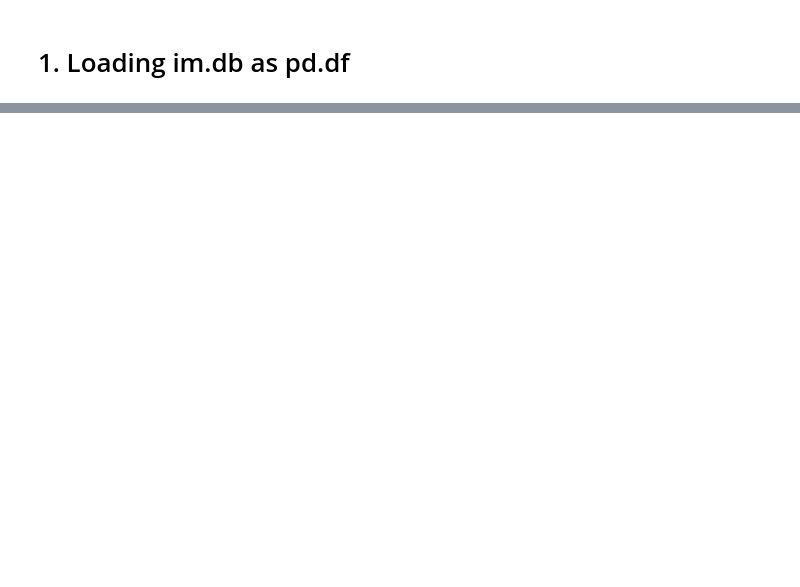
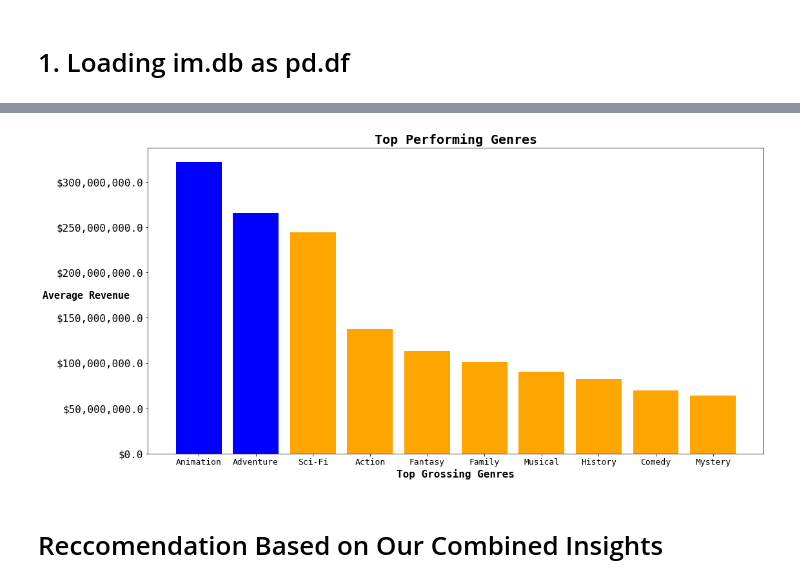
Before and after one commit to ImMaxRoss/Movie_Project, a Jupyter notebook: Max_Code.ipynb, the cells around one changed output, grey strips where cells are left out. Saved outputs shown, nothing was run; the diff lists cells and outputs as text; code cells hidden in the pictures; blank space fills up the shorter version.

```diff
--- a/Max_Code.ipynb
+++ b/Max_Code.ipynb
@@ -268,0 +124,59 @@ imdb_order
+# %%
+# spliting the genres column up so that each movie has an entry for each genre listed
+
+genres = (genre_no_out.genres.str.split(',', expand=True)
+            .stack()
+            .to_frame(name='genres'))
+
+genres.index = genres.index.droplevel(1)
+# %%
+# creating a new df by merging new columns back on the data set grouped by the median based off of box plot
+genre_gross = (genres.join(genre_no_out.loc[:,['worldwide_gross']]).groupby('genres').median().sort_values('worldwide_gross', ascending=False))
+# %%
+#adding an index to new df because I don't know how to graph using the index as the x-axis
+genre_gross_df = genre_gross.reset_index()
+# %%
+#my beautiful Graph
+
+plt.rcParams['font.family'] = 'monospace'
+
+x = genre_gross_df['genres'].head(10)
+height= genre_gross_df['worldwide_gross'].head(10)
+fig, ax = plt.subplots(figsize=(16,8))
+
+
+color=['blue', 'blue', 'orange', 'orange', 'orange', 'orange', 'orange', 'orange', 'orange', 'orange']
+ax.bar(x=x, height=height, color=color)
+
+
+plt.title("Top Performing Genres", fontsize=20, loc='center', weight='bold')
+ax.set_xlabel('Top Grossing Genres', fontsize=16, weight='bold')
+
+ax.set_ylabel('Average Revenue', fontsize=15, rotation=360, weight='bold', loc='center')
+ax.ticklabel_format(style='plain', axis='y')
+
+ax.tick_params(axis='y', which='major', labelsize=16)
+ax.tick_params(axis='x', labelsize=13)
+
+ax.yaxis.set_label_coords(-0.1, 0.5)
+ax.yaxis.set_major_formatter(StrMethodFormatter('${x:,}'))
+
+plt.tight_layout(pad = 2.0)
+plt.savefig('top_genres.jpg', dpi=400)
+# %% [output]
+[figure, added]
+# %% [markdown]
+
+
+
+
+
+
+
+
+
+
+
+
+
+# Reccomendation Based on Our Combined Insights
```
Also changed, not shown: parts of 71 cells of this notebook, 2 other files.
